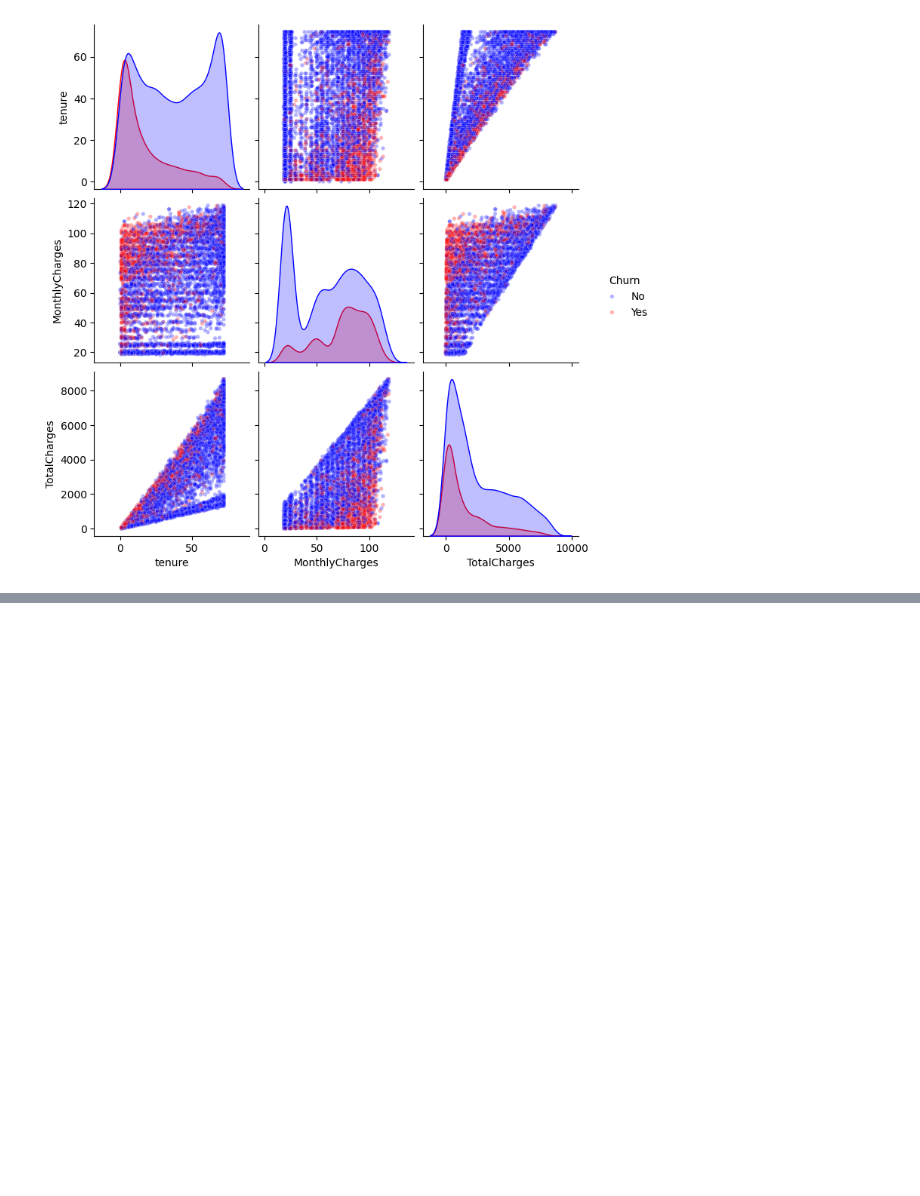
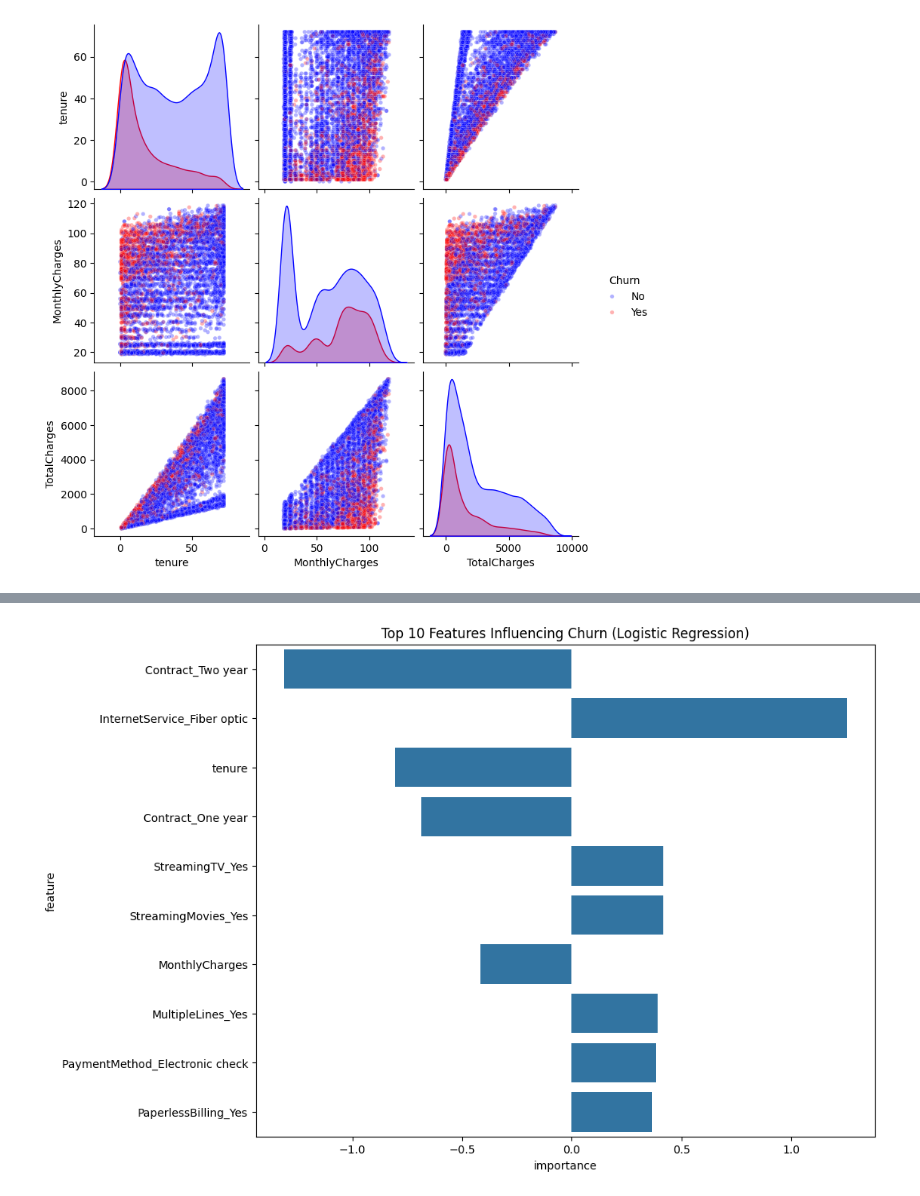
Before and after one commit to sujeengim/telco-customer-churn-prediction, a Jupyter notebook: practice1.ipynb, the cells around one changed output, grey strips where cells are left out. Saved outputs shown, nothing was run; the diff lists cells and outputs as text; code cells hidden in the pictures; blank space fills up the shorter version.

```diff
--- a/practice1.ipynb
+++ b/practice1.ipynb
@@ -601,0 +687,18 @@ plt.show()
+# %%
+'''기준 모델 만들기'''
+from sklearn.linear_model import LogisticRegression
+from sklearn.metrics import classification_report, accuracy_score
+
+# 1. 모델 객체 생성
+# max_iter는 모델이 정답을 찾기 위해 반복하는 횟수입니다.
+lr_model = LogisticRegression(max_iter=1000)
+
+# 2. 모델 학습 (Train 데이터 사용)
+lr_model.fit(X_train_encoded, y_train_num)
+
+# 3. 예측 수행 (Test 데이터 사용)
+y_pred_lr = lr_model.predict(X_test_encoded)
+
+# 4. 결과 출력
+print("--- Logistic Regression Baseline ---")
+print(classification_report(y_test_num, y_pred_lr))
@@ -601,0 +715,21 @@ plt.show()
+# %%
+'''변수 중요도 확인 -> 양수값이 큰 변수는 이탈률을 높인다'''
+import pandas as pd
+import matplotlib.pyplot as plt
+
+# 로지스틱 회귀의 계수(Coefficients) 확인
+feature_importance = pd.DataFrame({
+    'feature': X_train_encoded.columns,
+    'importance': lr_model.coef_[0]
+})
+
+# 절대값 기준으로 정렬하여 시각화
+feature_importance['abs_importance'] = feature_importance['importance'].abs()
+feature_importance = feature_importance.sort_values(by='abs_importance', ascending=False)
+
+plt.figure(figsize=(10, 8))
+sns.barplot(x='importance', y='feature', data=feature_importance.head(10))
+plt.title("Top 10 Features Influencing Churn (Logistic Regression)")
+plt.show()
+# %% [output]
+[figure, added]
```
Also changed, not shown: parts of 11 cells of this notebook.
